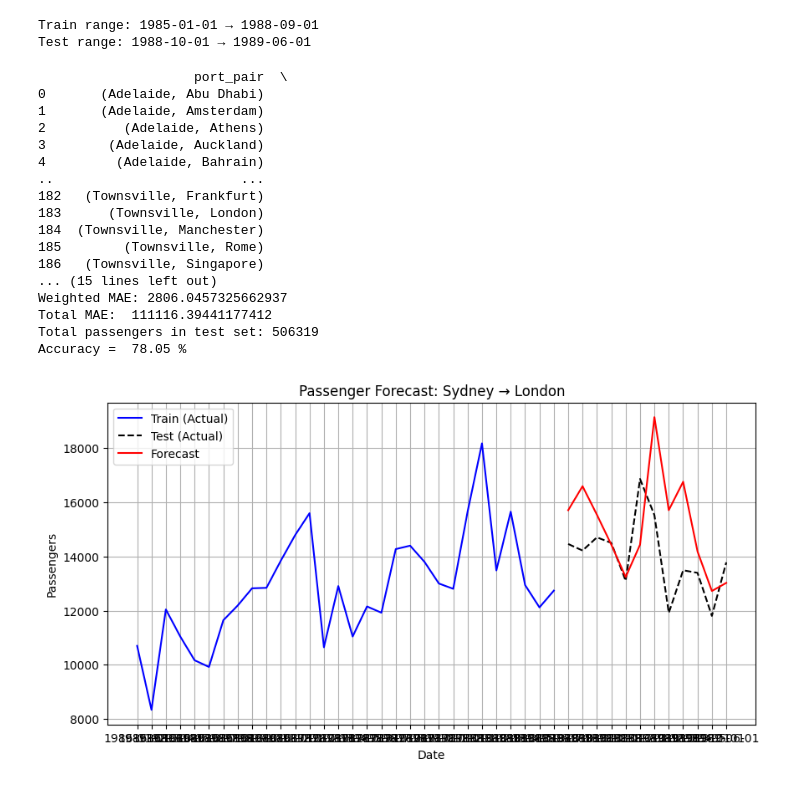
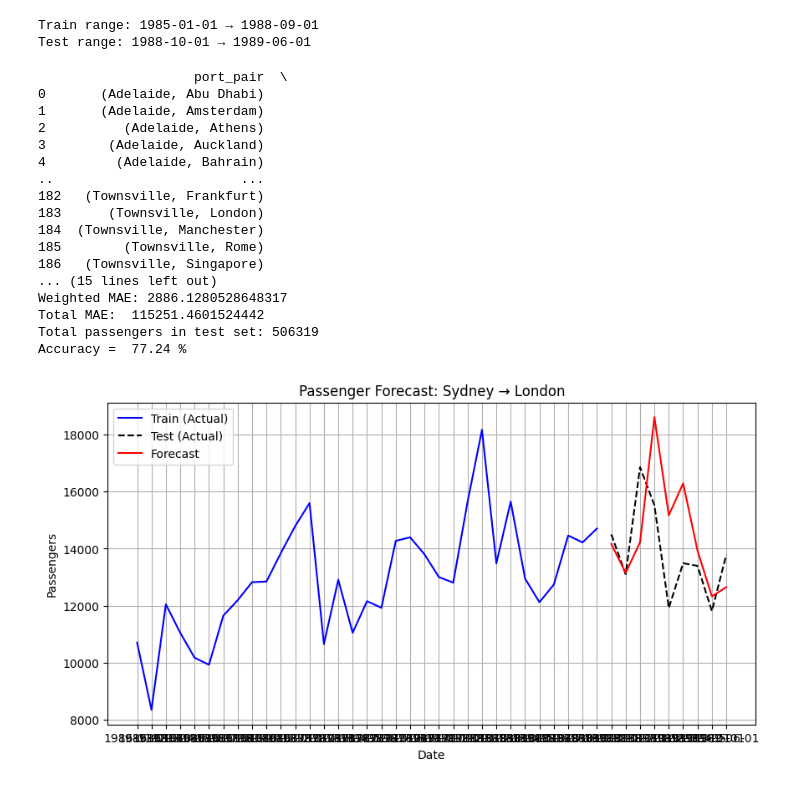
Before and after one commit to Harsh31105/generate-data-f25-tech-challenge, a Jupyter notebook: src/models/linear_regression.ipynb, the cells around one changed output. Cells and saved outputs as stored; diff of their text form; code cells hidden in the pictures.

Commit message:
Cleaned up linear regression.

```diff
--- a/src/models/linear_regression.ipynb
+++ b/src/models/linear_regression.ipynb
@@ -34,29 +33,36 @@ from sklearn.metrics import mean_absolute_error
 
 # --- Generate lagged features ---
 def create_lag_features(series, n_lags=12):
+    """
+    This method prepares the input for time-series forecasting by creating "lag features". Each lag column corresponds to value of "PassengersTotal" from previous time-steps, which can be used as predictors for the current value.
+    :param series: DataFrame.
+    :param n_lags: Number of lagged time-steps to generate features for.
+    :return: DataFrame with lag features!!
+    """
     df = pd.DataFrame(series)
     for lag in range(1, n_lags+1):
         df[f'lag_{lag}'] = df['PassengersTotal'].shift(lag)
     df = df.dropna()
     return df
 
-# --- Linear Regression evaluation per port-pair using MAE ---
+# --- Linear Regression ---
 def evaluate_linear_regression_mae(df, n_lags=12, min_history=24):
     results = []
 
     for (aus, foreign), group in df.groupby(["AustralianPort", "ForeignPort"]):
         group = group.sort_values("MonthYear")
 
+        # Skips short series with not a lot of data to make predictions.
         if len(group) < min_history:
-            continue  # skip too-short series
+            continue
 
-        # Create lag features
+        # Creates Lag Features
         df_lags = create_lag_features(group['PassengersTotal'], n_lags=n_lags)
         if len(df_lags) < 2:
             continue
 
-        # Split train/test
-        test_size = min(12, len(df_lags)//2)
+        # Split Train/Test --> Test = Last 9 Months
+        test_size = min(9, len(df_lags)//2)
         train = df_lags.iloc[:-test_size]
         test = df_lags.iloc[-test_size:]
 
@@ -65,24 +71,21 @@ def evaluate_linear_regression_mae(df, n_lags=12, min_history=24):
         X_test = test.drop(columns='PassengersTotal').values
         y_test = test['PassengersTotal'].values
 
-        # Fit Linear Regression
         model = LinearRegression()
         model.fit(X_train, y_train)
         forecast = model.predict(X_test)
 
-        # Compute MAE
         mae = mean_absolute_error(y_test, forecast)
         weight = y_test.sum()  # weighting by total passengers
         results.append({"port_pair": (aus, foreign), "forecast": forecast, "mae": mae, "weight": weight})
 
-    # Weighted MAE across all port-pairs
     total_weight = sum(r["weight"] for r in results)
     weighted_mae = sum(r["mae"] * r["weight"] for r in results) / total_weight
     return pd.DataFrame(results), weighted_mae
 # %%
 df_results, overall_mae = evaluate_linear_regression_mae(df)
-print(df_results)           # MAE per port-pair
-print("Weighted MAE:", overall_mae) # Overall error in passengers
+print(df_results)
+print("Weighted MAE:", overall_mae)
 print("Total MAE: ", df_results["mae"].sum())
 
 total_passengers_test = test["PassengersTotal"].sum()
@@ -103,15 +106,14 @@ print("Accuracy = ", round(100 - ((df_results["mae"].sum() / total_passengers_te
 185        (Townsville, Rome)
 186   (Townsville, Singapore)
 ... (15 lines left out)
-Weighted MAE: 2806.0457325662937
-Total MAE:  111116.39441177412
+Weighted MAE: 2886.1280528648317
+Total MAE:  115251.4601524442
 Total passengers in test set: 506319
-Accuracy =  78.05 %
+Accuracy =  77.24 %
 # %%
 import matplotlib.pyplot as plt
 
 def plot_port_pair_forecast(df, aus_port, foreign_port, n_lags=12, min_history=24):
-    # Filter for the chosen pair
     group = df[(df["AustralianPort"] == aus_port) & (df["ForeignPort"] == foreign_port)]
     group = group.sort_values("MonthYear")
 
@@ -119,14 +121,12 @@ def plot_port_pair_forecast(df, aus_port, foreign_port, n_lags=12, min_history=2
         print(f"Not enough history for {aus_port}-{foreign_port}")
         return
 
-    # Lag features
     df_lags = create_lag_features(group['PassengersTotal'], n_lags=n_lags)
     if len(df_lags) < 2:
         print(f"Not enough lagged data for {aus_port}-{foreign_port}")
         return
 
-    # Split
-    test_size = min(12, len(df_lags)//2)
+    test_size = min(9, len(df_lags)//2)
     train = df_lags.iloc[:-test_size]
     test = df_lags.iloc[-test_size:]
 
@@ -135,18 +135,13 @@ def plot_port_pair_forecast(df, aus_port, foreign_port, n_lags=12, min_history=2
     X_test = test.drop(columns='PassengersTotal').values
     y_test = test['PassengersTotal'].values
 
-    # Fit + forecast
     model = LinearRegression()
     model.fit(X_train, y_train)
     forecast = model.predict(X_test)
 
-    # Plot
     plt.figure(figsize=(10, 5))
-    # Training history
     plt.plot(group["MonthYear"].iloc[n_lags: -test_size], y_train, label="Train (Actual)", color="blue")
-    # Test actual
     plt.plot(group["MonthYear"].iloc[-test_size:], y_test, label="Test (Actual)", color="black", linestyle="dashed")
-    # Forecast
     plt.plot(group["MonthYear"].iloc[-test_size:], forecast, label="Forecast", color="red")
 
     plt.title(f"Passenger Forecast: {aus_port} → {foreign_port}")
@@ -156,6 +151,6 @@ def plot_port_pair_forecast(df, aus_port, foreign_port, n_lags=12, min_history=2
     plt.grid(True)
     plt.show()
 # %%
-plot_port_pair_forecast(df, "Sydney", "London")
+plot_port_pair_forecast(df=df, aus_port="Sydney", foreign_port="London")
 # %% [output]
-[figure, old version]
+[figure, new version]
```
Also changed, not shown: parts of 1 cell of this notebook.
